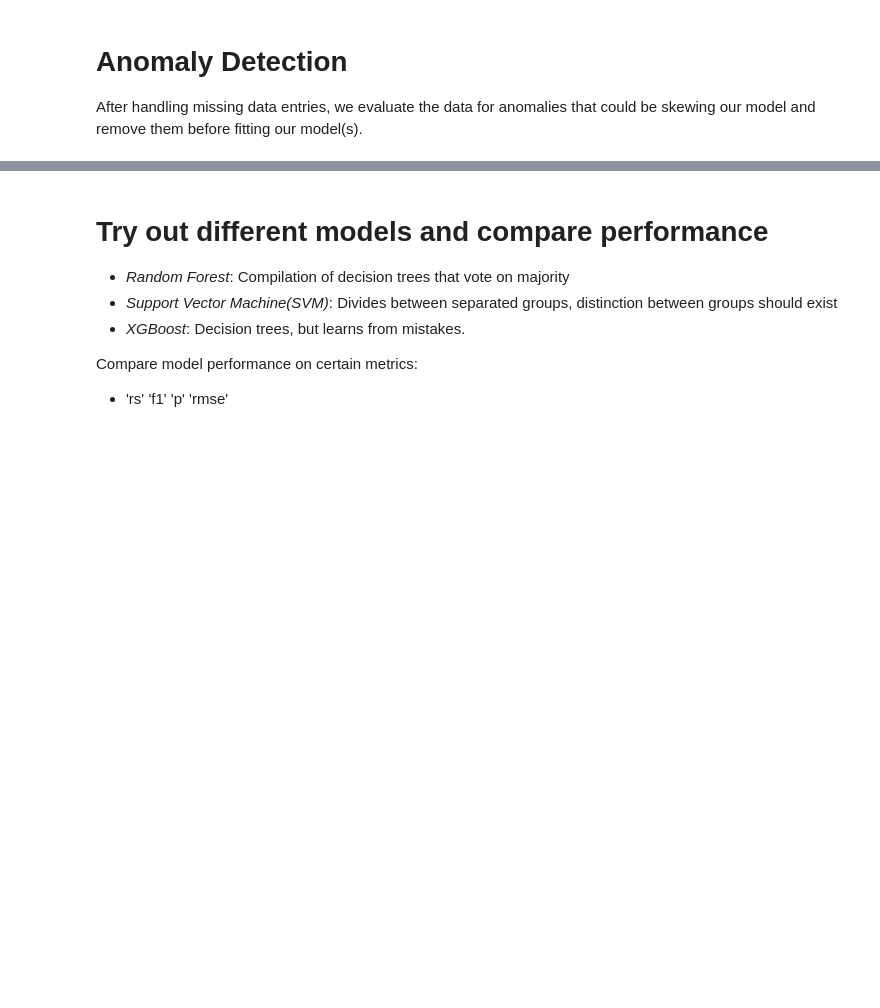
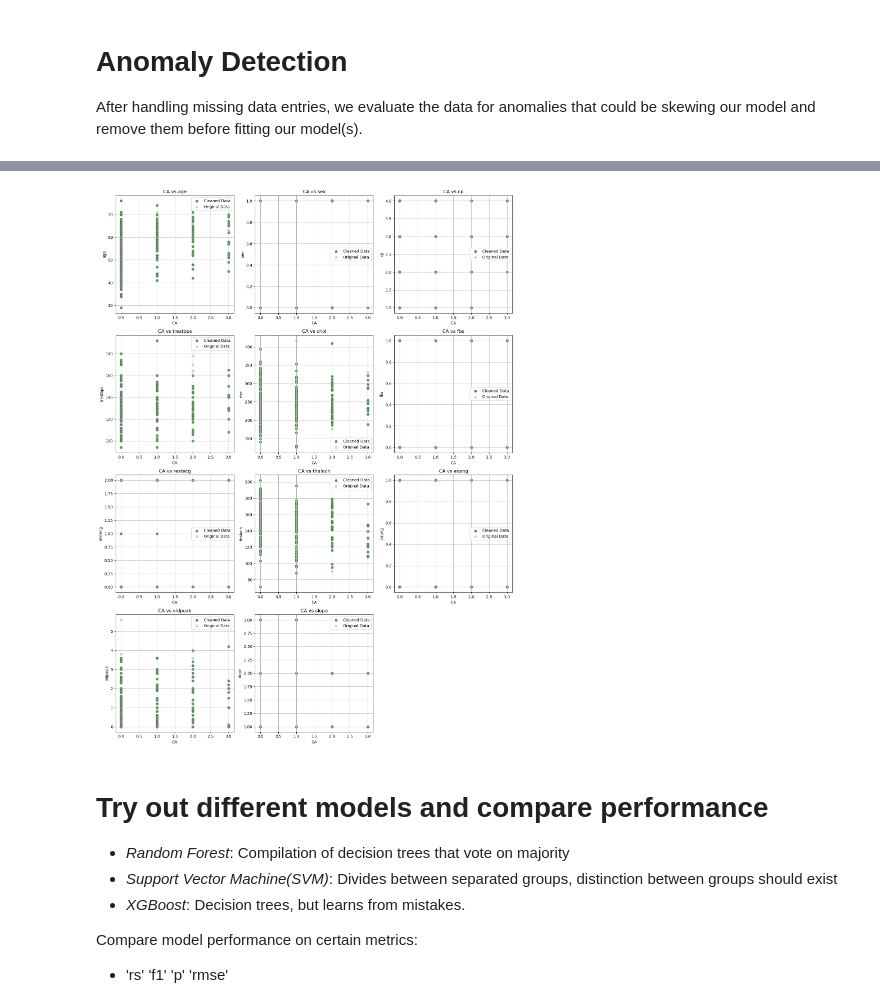
Before and after one commit to 00raymond/aiindustryproject, a Jupyter notebook: notebook.ipynb, the cells around one changed output, grey strips where cells are left out. Cells and saved outputs as stored; diff of their text form; code cells hidden in the pictures; blank space fills up the shorter version.

```diff
--- a/notebook.ipynb
+++ b/notebook.ipynb
@@ -285,3 +294,93 @@ X_df = X_df0.copy()
 # %% [markdown]
 # Anomaly Detection
 After handling missing data entries, we evaluate the data for anomalies that could be skewing our model and remove them before fitting our model(s).
+# %%
+# Import required libraries for anomaly detection
+from sklearn.ensemble import IsolationForest
+from scipy.stats import zscore
+
+# Define a function to identify anomalies based on Z-Score
+def detect_anomalies_zscore(data, threshold=3):
+    """
+    Detects anomalies in the dataset using Z-score.
+    Points with a Z-score greater than the threshold are considered anomalies.
+
+    Parameters:
+    data (pd.DataFrame): The dataset to check for anomalies.
+    threshold (float): The Z-score threshold to identify anomalies.
+
+    Returns:
+    pd.DataFrame: A DataFrame indicating whether each row is an anomaly (True) or not (False).
+    """
+    z_scores = data.apply(zscore)  # Calculate Z-scores for each column
+    anomalies = (z_scores.abs() > threshold).any(axis=1)  # Mark rows with any value exceeding the threshold
+    return anomalies
+
+# Detect anomalies using Z-Score
+zscore_anomalies = detect_anomalies_zscore(X_df)
+
+# Print number of anomalies detected
+print(f"Number of anomalies detected using Z-Score: {zscore_anomalies.sum()}")
+
+# Remove anomalies detected by Z-Score
+X_df_cleaned_zscore = X_df[~zscore_anomalies].reset_index(drop=True)
+
+# Use Isolation Forest to detect anomalies
+def detect_anomalies_isolation_forest(data, contamination=0.05):
+    """
+    Detects anomalies in the dataset using Isolation Forest.
+
+    Parameters:
+    data (pd.DataFrame): The dataset to check for anomalies.
+    contamination (float): The proportion of anomalies in the data.
+
+    Returns:
+    pd.Series: A series indicating whether each row is an anomaly (1) or not (-1).
+    """
+    # Initialize Isolation Forest
+    iso_forest = IsolationForest(contamination=contamination, random_state=42)
+
+    # Fit the model and predict anomalies
+    anomaly_labels = iso_forest.fit_predict(data)
+    return anomaly_labels
+
+# Detect anomalies using Isolation Forest
+iso_forest_anomalies = detect_anomalies_isolation_forest(X_df)
+
+# Print number of anomalies detected
+print(f"Number of anomalies detected using Isolation Forest: {(iso_forest_anomalies == -1).sum()}")
+
+# Remove anomalies detected by Isolation Forest
+X_df_cleaned_iso_forest = X_df[iso_forest_anomalies == 1].reset_index(drop=True)
+
+# Compare datasets
+print(f"Original dataset shape: {X_df.shape}")
+print(f"Cleaned dataset shape (Z-Score): {X_df_cleaned_zscore.shape}")
+print(f"Cleaned dataset shape (Isolation Forest): {X_df_cleaned_iso_forest.shape}")
+
+# Final cleaned dataset (choosing a method; here, Isolation Forest)
+X_df_cleaned = X_df_cleaned_iso_forest
+
+# Visualize cleaned data to verify anomalies are removed
+fig, axes = plt.subplots(rows, cols_per_row, figsize=(15, rows * 5))
+axes = axes.flatten()
+
+for i, col in enumerate(cols):
+    ax = axes[i]
+    # Scatter plot for the cleaned dataset
+    ax.scatter(X_df_cleaned['ca'], X_df_cleaned[col], alpha=0.7, color='green', label='Cleaned Data')
+    # Scatter plot for the original dataset
+    ax.scatter(X_df['ca'], X_df[col], alpha=0.3, color='gray', label='Original Data')
+    ax.set_title(f'CA vs {col}')
+    ax.set_xlabel('CA')
+    ax.set_ylabel(col)
+    ax.legend()
+    ax.grid(True)
+
+# Hide unused subplots
+for i in range(len(cols), len(axes)):
+    fig.delaxes(axes[i])
+
+plt.tight_layout()
+plt.show()
+# %% [output]
@@ -288,3 +392,4 @@ After handling missing data entries, we evaluate the data for anomalies that cou
+[figure, added]
 # %% [markdown]
 # Try out different models and compare performance
 - *Random Forest*:
```
Also changed, not shown: parts of 3 cells of this notebook.
